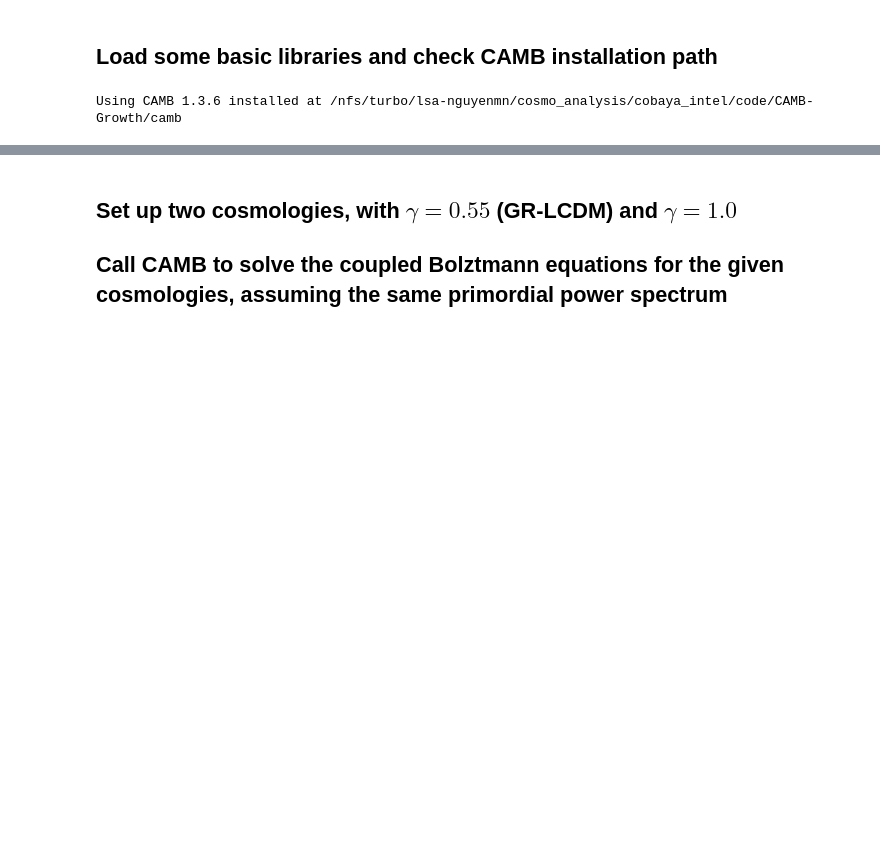
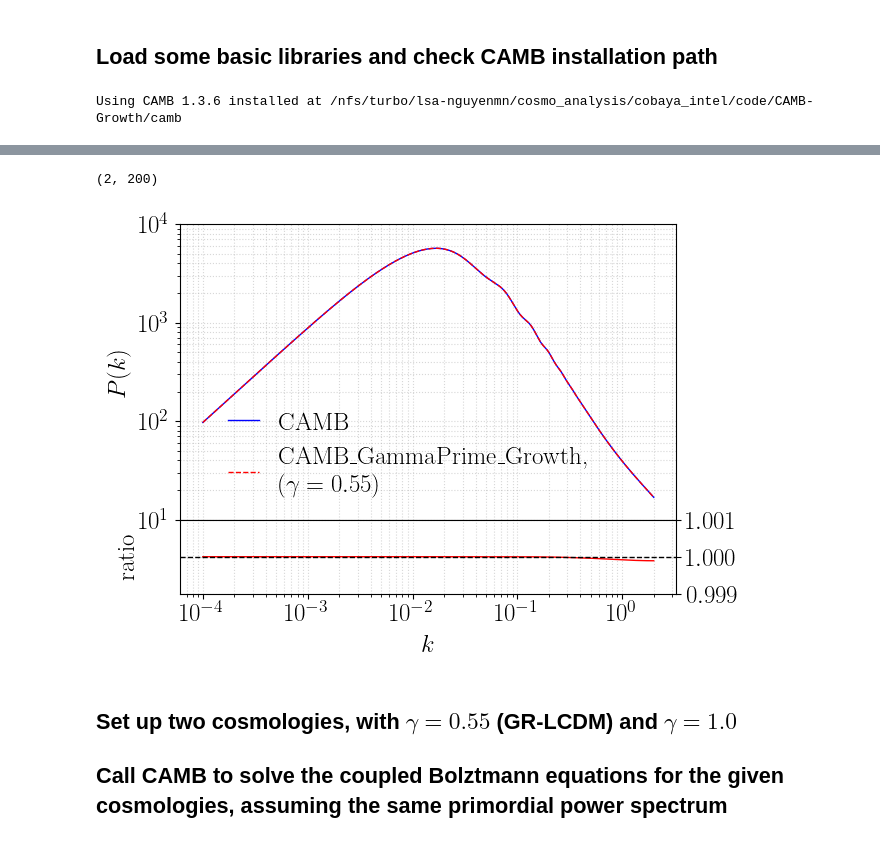
Before and after one commit to MinhMPA/CAMB_GammaPrime_Growth, a Jupyter notebook: notebooks/CAMB_test_nonlinear_Pk.ipynb, the cells around one changed output, grey strips where cells are left out. Drawn from its saved outputs; the diff is of its cells as text; code cells hidden in the pictures; blank space fills up the shorter version.

```diff
--- a/notebooks/CAMB_test_nonlinear_Pk.ipynb
+++ b/notebooks/CAMB_test_nonlinear_Pk.ipynb
@@ -33,3 +35,63 @@ Using CAMB 1.3.6 installed at /nfs/turbo/lsa-nguyenmn/cosmo_analysis/cobaya_inte
+# %%
+cosmo_params = camb.CAMBparams()
+### Consider LCDM cosmology with only one massive neutrino, helium then set through the BBN consistency
+#cosmo_params.set_cosmology(H0=67.5, ombh2=0.022, omch2=0.122, mnu=0.06, omk=0, tau=0.06,gamma0=0.55,gamma1=0.0)
+cosmo_params.set_cosmology(H0=67.5, ombh2=0.022, omch2=0.122, mnu=0.06, omk=0, tau=0.06)
+#### Consider the usual power-law initial power spectrum (of primordial fluctuations)
+cosmo_params.InitPower.set_params(As=2e-9, ns=0.965, r=0)
+
+redshift_snaphots=[1.5,0.]
+kmin=1e-4
+kmax=2.0
+
+### Note that here you probably want to extend the k-range to at least 2 kmax being considered later
+cosmo_params.set_matter_power(redshifts=redshift_snaphots, kmax=2*kmax);
+
+### Linear power spectra
+#cosmo_params.set_dark_energy(w=-0.8, wa=0.2, dark_energy_model='fluid')
+cosmo_params.NonLinear = model.NonLinear_none
+results = camb.get_results(cosmo_params)
+kh, z, pk_lin = results.get_matter_power_spectrum(minkh=kmin, maxkh=kmax, npoints = 200)
+print(pk_lin.shape)
+#np.savetxt('testpklin_CAMB-mod_gamma0p55_z1p5.txt',np.c_[kh,pk_lin[1,:]])
+np.savetxt('test_pklin_CAMB-original_z1p5.txt',np.c_[kh,pk_lin[1,:]])
+
+
+### Non-linear power spectra (Halofit)
+cosmo_params.NonLinear = model.NonLinear_both
+cosmo_params.NonLinearModel.set_params(halofit_version='mead2020')
+results.calc_power_spectra(cosmo_params)
+kh_nonlin, z_nonlin, pk_nonlin = results.get_matter_power_spectrum(minkh=kmin, maxkh=kmax, npoints = 200)
+#np.savetxt('test_pknonlin_CAMB-mod_gamma0p55_z1p5.txt',np.c_[kh,pk_nonlin[1,:]])
+np.savetxt('test_pknonlin_CAMB-original_z1p5.txt',np.c_[kh,pk_nonlin[1,:]])
+# %% [output]
+(2, 200)
+# %%
+pk_original_file='./test_pknonlin_CAMB-original_z1p5.txt'
+pk_gamma_file='./test_pknonlin_CAMB-mod_gamma0p55_z1p5.txt'
+k=np.loadtxt(pk_original_file,usecols=0)
+pk_original=np.loadtxt(pk_original_file,usecols=1)
+pk_gamma=np.loadtxt(pk_gamma_file,usecols=1)
+
+fig, ax = plt.subplots(2, sharex=True, sharey=False, gridspec_kw={'hspace': 0., 'wspace':0., 'height_ratios':[8, 2]}, figsize=(6.4, 4.8))
+ax[0].loglog(k,pk_original,ls='-',c='b',label=r'CAMB')
+ax[0].loglog(k,pk_gamma,ls='--',c='r',label="CAMB_GammaPrime_Growth,\n$(\gamma=0.55)$")
+ax[0].axhline(y=1.0,ls='--',c='k')
+ax[0].grid(True, which="both", ls=":",alpha=0.5)
+ax[0].set_ylim(10,1E4)
+ax[1].set_xlabel(r'$k$')
+ax[0].set_ylabel(r'$P(k)$')
+ax[1].semilogx(k,pk_gamma/pk_original,color='r')
+ax[1].set_ylim(1-1E-3,1+1E-3)
+ax[1].yaxis.tick_right()
+ax[1].axhline(y=1.0,ls='--',c='k')
+ax[1].grid(True,which="both",ls=':',alpha=0.5)
+ax[1].set_ylabel(r'ratio',labelpad=30)
+ax[0].legend(loc='lower left',bbox_to_anchor=((0.05,0,1,1)),handlelength=1.25);
+#ax[0].set_title('LCDM vs. $\gamma_0=0.55,\gamma_1=1.0$ growth factor');
+fig.savefig('CAMB_comparison.pdf')
+# %% [output]
+[figure, added]
 # %% [markdown]
 ## Set up two cosmologies, with $\gamma=0.55$ (GR-LCDM) and $\gamma=1.0$
 
```
Also changed, not shown: parts of 27 cells of this notebook.
